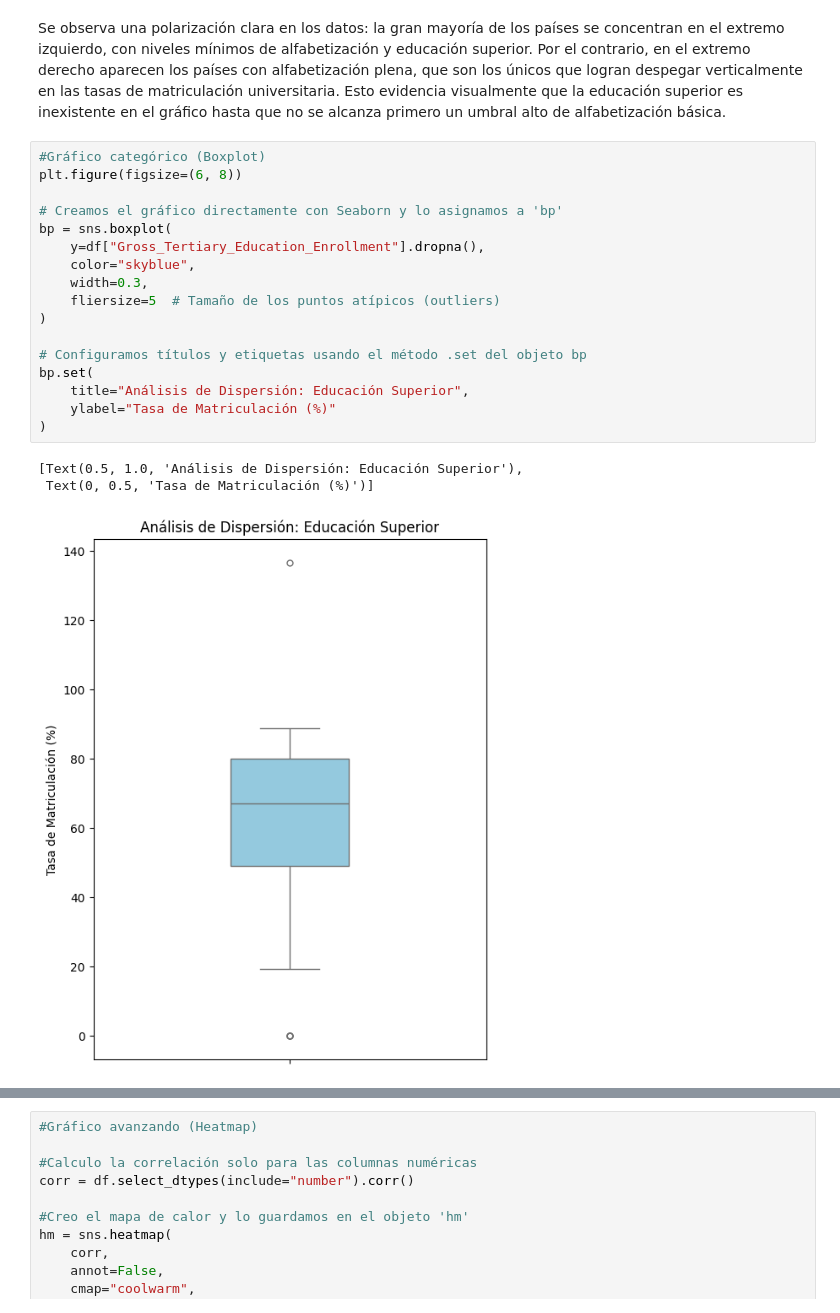
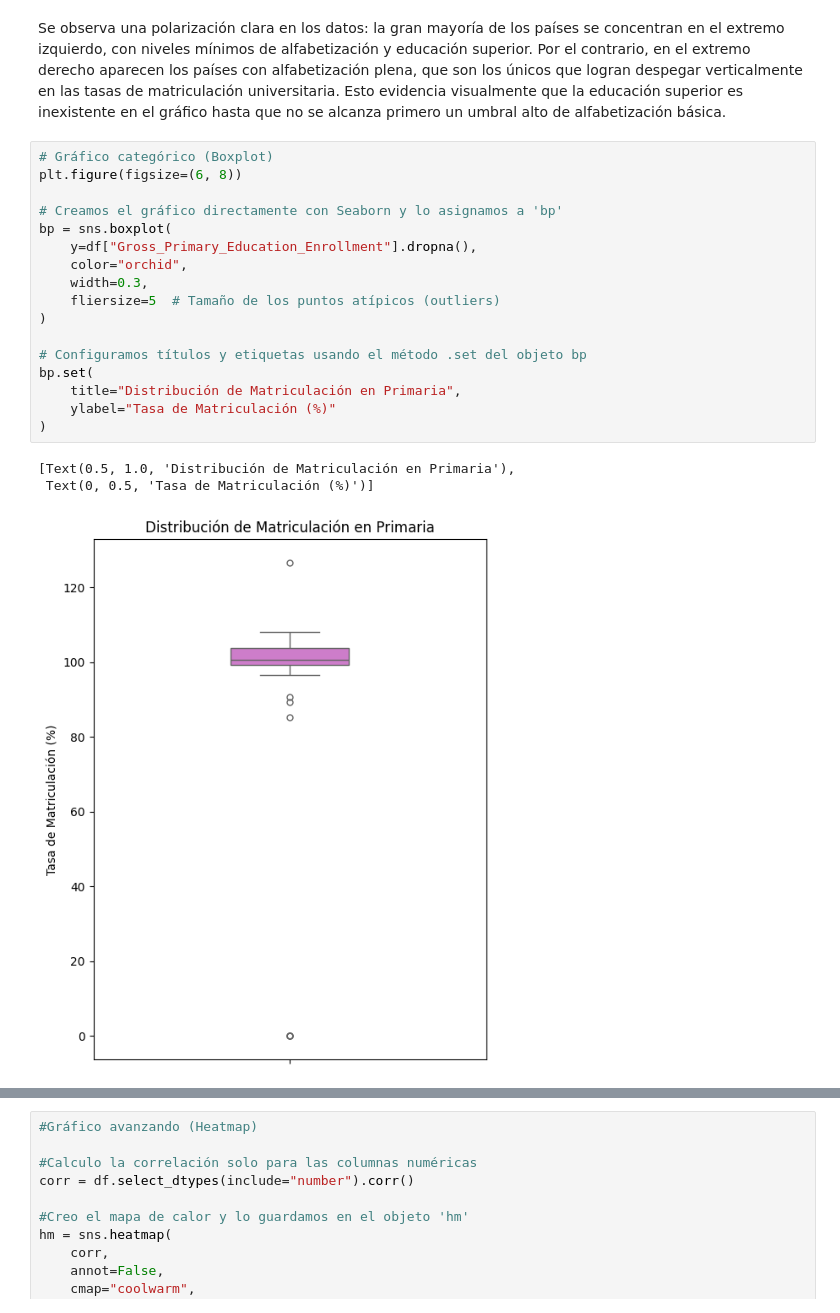
Before and after one commit to AntonioDavid333/Mental-Health-Data-Analysis, a Jupyter notebook: Education.ipynb, the cells around one changed output, grey strips where cells are left out. Cells and saved outputs as stored; diff of their text form.

Commit message:
Otro gráfico

```diff
--- a/Education.ipynb
+++ b/Education.ipynb
@@ -353,24 +353,24 @@ g.set(
 # %% [markdown]
 Se observa una polarización clara en los datos: la gran mayoría de los países se concentran en el extremo izquierdo, con niveles mínimos de alfabetización y educación superior. Por el contrario, en el extremo derecho aparecen los países con alfabetización plena, que son los únicos que logran despegar verticalmente en las tasas de matriculación universitaria. Esto evidencia visualmente que la educación superior es inexistente en el gráfico hasta que no se alcanza primero un umbral alto de alfabetización básica.
 # %%
-#Gráfico categórico (Boxplot)
+# Gráfico categórico (Boxplot)
 plt.figure(figsize=(6, 8))
 
 # Creamos el gráfico directamente con Seaborn y lo asignamos a 'bp'
 bp = sns.boxplot(
-    y=df["Gross_Tertiary_Education_Enrollment"].dropna(),
-    color="skyblue",
+    y=df["Gross_Primary_Education_Enrollment"].dropna(),
+    color="orchid",
     width=0.3,
     fliersize=5  # Tamaño de los puntos atípicos (outliers)
 )
 
 # Configuramos títulos y etiquetas usando el método .set del objeto bp
 bp.set(
-    title="Análisis de Dispersión: Educación Superior",
+    title="Distribución de Matriculación en Primaria",
     ylabel="Tasa de Matriculación (%)"
 )
 # %% [output]
-[Text(0.5, 1.0, 'Análisis de Dispersión: Educación Superior'),
+[Text(0.5, 1.0, 'Distribución de Matriculación en Primaria'),
  Text(0, 0.5, 'Tasa de Matriculación (%)')]
-[figure, old version]
+[figure, new version]
 # %% [markdown]
```
Also changed, not shown: parts of 1 cell of this notebook.
